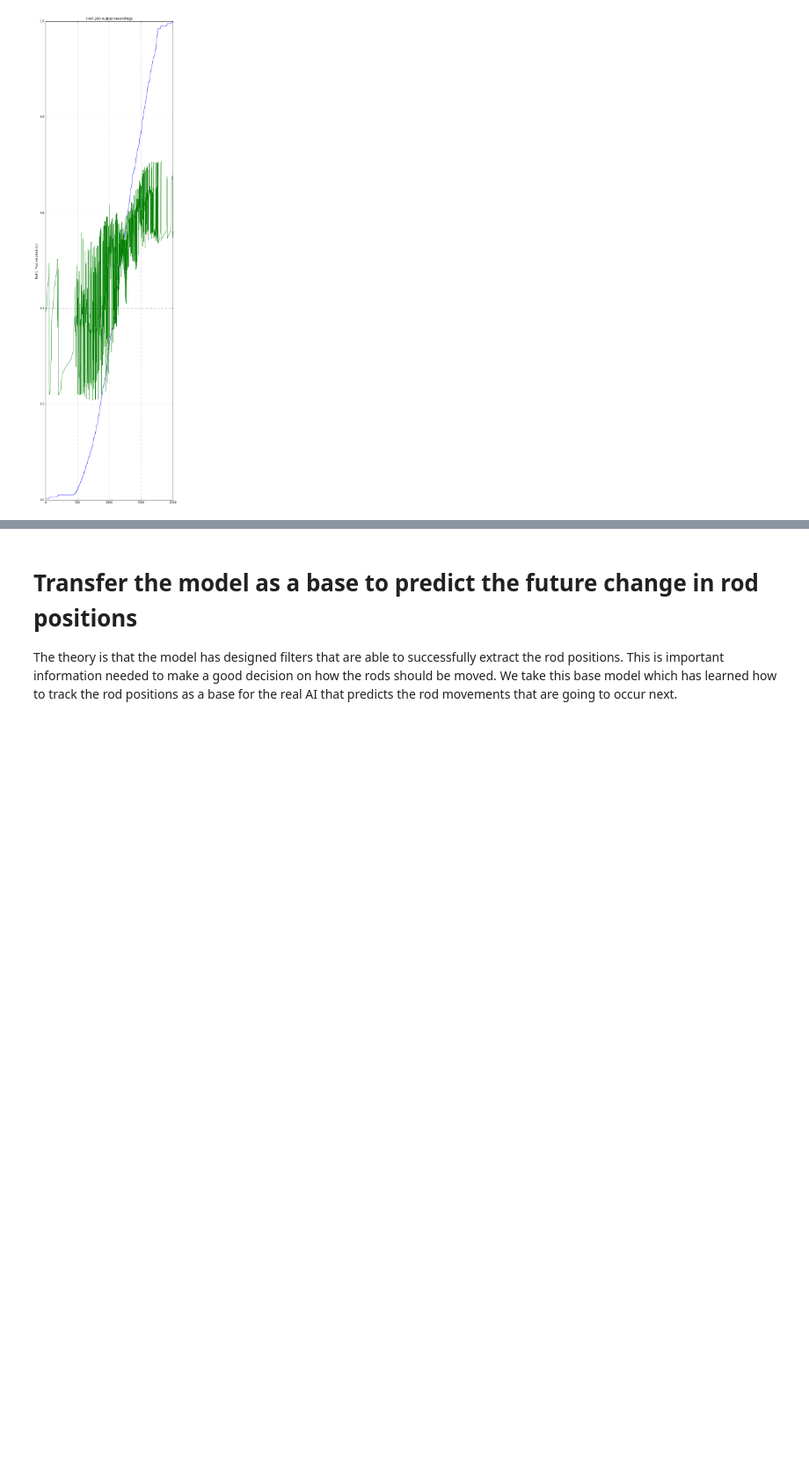
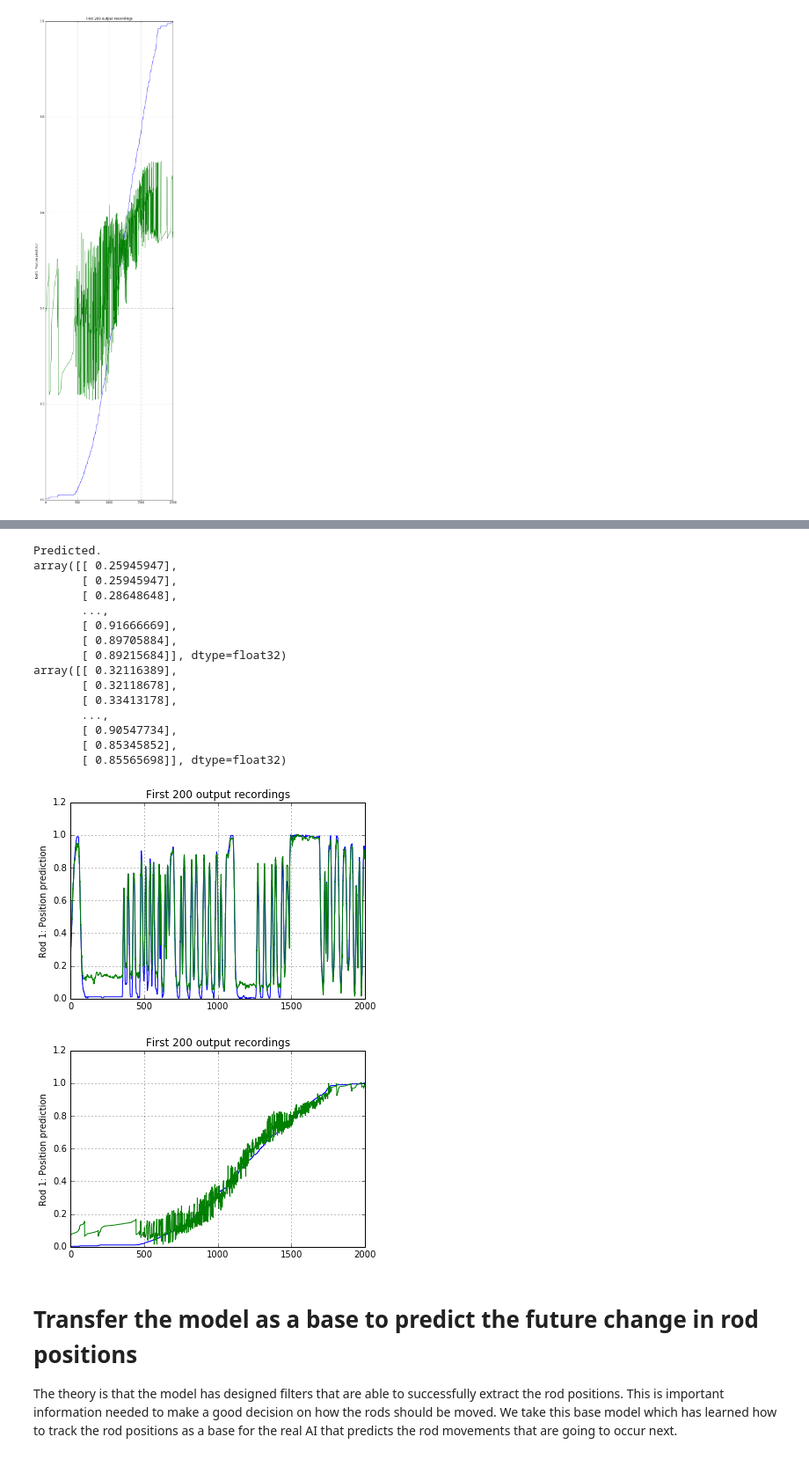
Before and after one commit to glmcdona/FoosAI, a Jupyter notebook: Code/Training/TrainingRodModel.ipynb, the cells around one changed output, grey strips where cells are left out. Shown at 88% size. Cells and saved outputs as stored; diff of their text form; code cells hidden in the pictures; blank space fills up the shorter version.

```diff
--- a/Code/Training/TrainingRodModel.ipynb
+++ b/Code/Training/TrainingRodModel.ipynb
@@ -565,3 +564,24 @@ Epoch 19/19
+# %%
+# Plot the real versus predicted values for some of the validation data
+plot_validate(ValidateBatchGen(batch_size, model, training), model, 2000, "Position prediction")
+# %% [output]
+Predicted.
+array([[ 0.25945947],
+       [ 0.25945947],
+       [ 0.28648648],
+       ...,
+       [ 0.91666669],
+       [ 0.89705884],
+       [ 0.89215684]], dtype=float32)
+array([[ 0.32116389],
+       [ 0.32118678],
+       [ 0.33413178],
+       ...,
+       [ 0.90547734],
+       [ 0.85345852],
+       [ 0.85565698]], dtype=float32)
+[figure, added]
+[figure, added]
 # %% [markdown]
 # Transfer the model as a base to predict the future change in rod positions
 The theory is that the model has designed filters that are able to successfully extract the rod positions. This is important information needed to make a good decision on how the rods should be moved. We take this base model which has learned how to track the rod positions as a base for the real AI that predicts the rod movements that are going to occur next.
```
Also changed, not shown: parts of 1 cell of this notebook, 30 other files.
